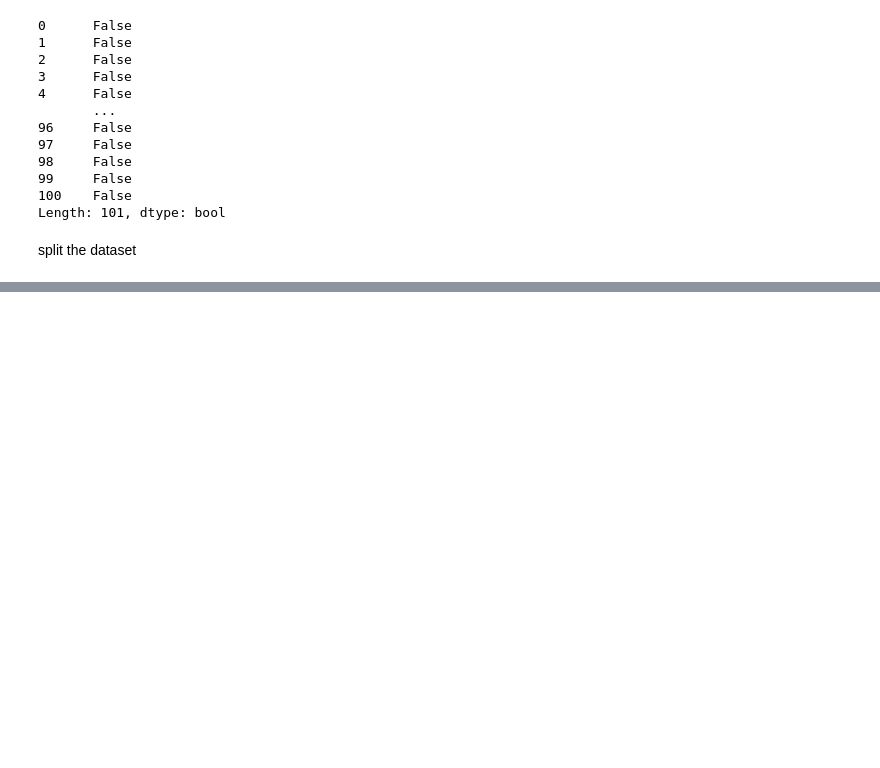
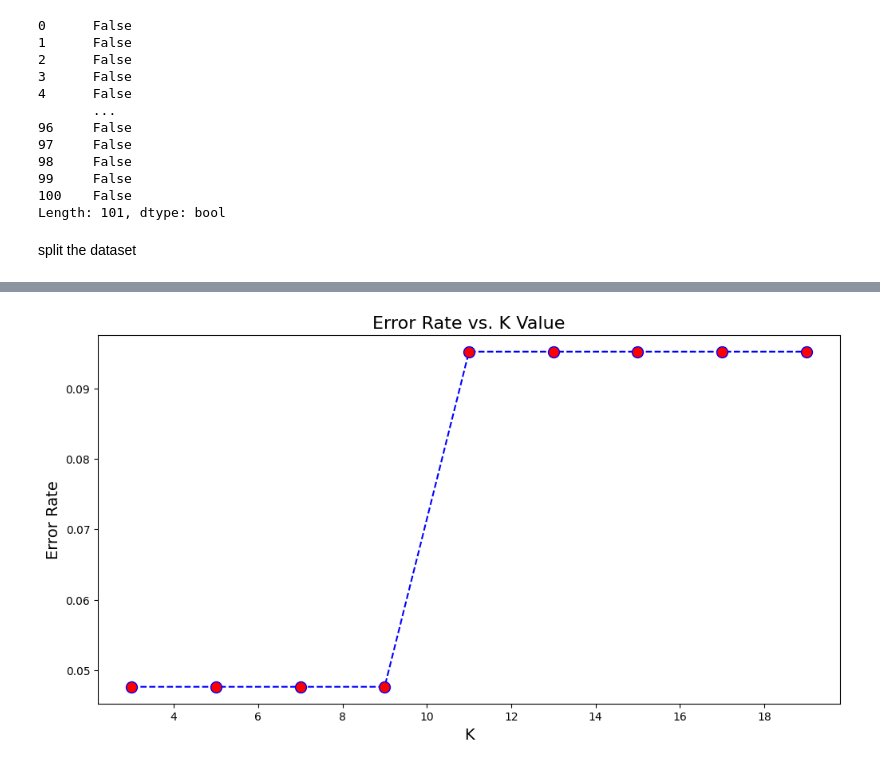
Before and after one commit to kjghfnxggdgbvg/kjghfnxggdgbvg, a Jupyter notebook: knn_assignment1.ipynb, the cells around one changed output, grey strips where cells are left out. Cells and saved outputs as stored; diff of their text form; code cells hidden in the pictures; blank space fills up the shorter version.

```diff
--- a/knn_assignment1.ipynb
+++ b/knn_assignment1.ipynb
@@ -211,0 +92,2 @@ plt.show()
+# %%
+X_train,X_test,y_train,y_test = train_test_split(X,y,test_size=0.2,random_state= 13)
@@ -211,0 +184,20 @@ plt.show()
+# %%
+error_rate = []
+k_range = [i for i in range(3,21,2)]
+
+for i in k_range:
+    knn = KNeighborsClassifier(n_neighbors=i)
+    knn.fit(X_train,y_train)
+    pred_i = knn.predict(X_test)
+    pred_i = pred_i.reshape(21,1)
+    error_rate.append(np.mean(pred_i != y_test))
+
+plt.figure(figsize=(12,6))
+plt.plot([i for i in range(3,21,2)],error_rate,color='blue', linestyle='dashed',
+         marker='o', markerfacecolor='red', markersize=10)
+plt.title('Error Rate vs. K Value',fontsize = 16)
+plt.xlabel('K', fontsize = 14)
+plt.ylabel('Error Rate', fontsize = 14)
+plt.show()
+# %% [output]
+[figure, added]
```
Also changed, not shown: parts of 39 cells of this notebook.
